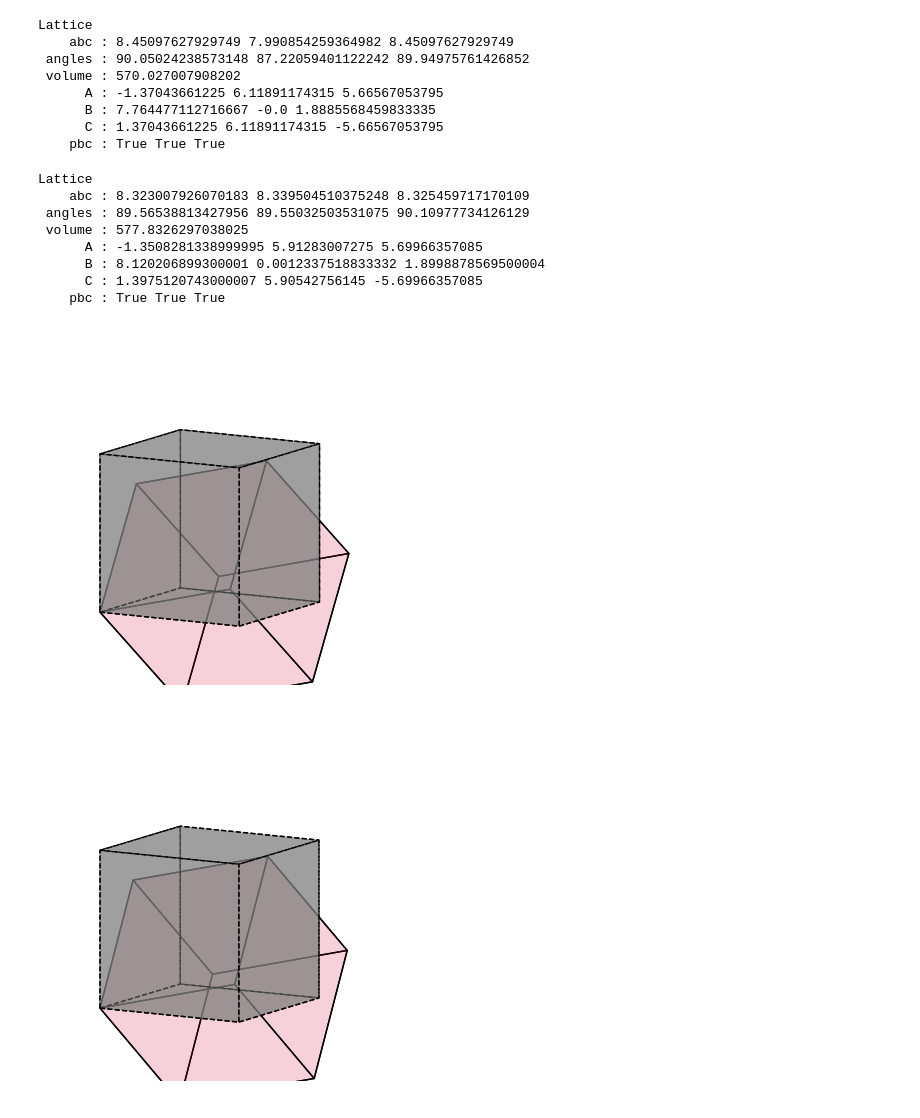
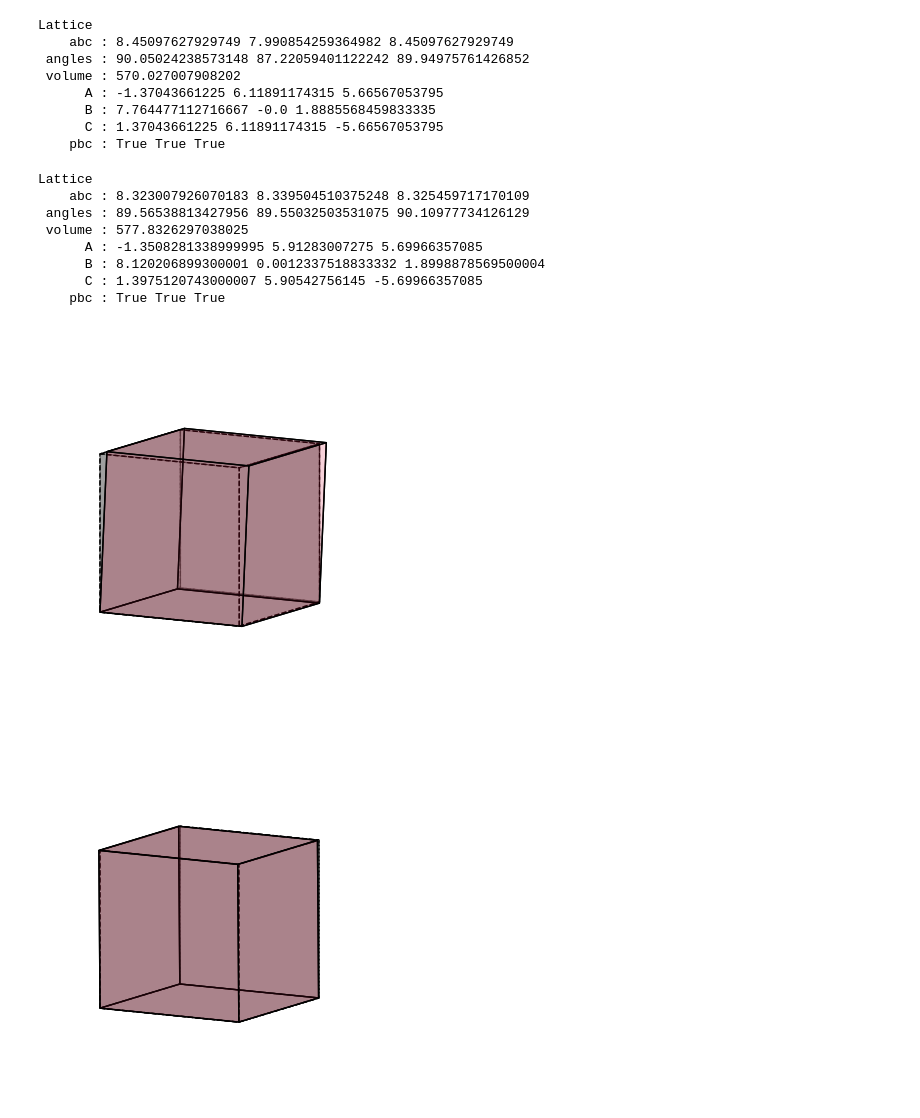
Before and after one commit to ertekin-research-group/2024-Ga2O3-Gamma_Phase_Transition, a Jupyter notebook: 3_Off_Cubic_Analysis/Off-Cubic.ipynb, the cells around one changed output. Cells and saved outputs as stored; diff of their text form; code cells hidden in the pictures.

```diff
--- a/3_Off_Cubic_Analysis/Off-Cubic.ipynb
+++ b/3_Off_Cubic_Analysis/Off-Cubic.ipynb
@@ -84,10 +84,6 @@ def orthogonalize_and_save_poscar(input_filename, output_filename):
     new_structure = Structure(new_lattice, structure.species, structure.frac_coords, site_properties=structure.site_properties)
     new_structure.to(filename=output_filename, fmt="poscar")
 
-input_filename = "POSCAR"  # Replace with the path to your input POSCAR file
-output_filename = "orthogonalized_POSCAR.vasp"  # Output file name
-orthogonalize_and_save_poscar(input_filename, output_filename)
-
 def plot_lattice(ax, lattice_vectors, color, alpha, ls):
     points = np.array([[0, 0, 0],
                        lattice_vectors[0],
@@ -137,6 +133,7 @@ for name in ['CONTCAR_B',
     write_new_poscar(POSCAR2, read_lattice_vectors(POSCAR2_modified), POSCAR2_modified)
     struct = Structure.from_file(POSCAR2_modified)
     struct.to(fmt='poscar',filename=POSCAR2_modified)
+    orthogonalize_and_save_poscar(POSCAR2_modified,POSCAR2_modified)
     display(struct.lattice)
 
 for name in ['CONTCAR_B',
@@ -173,32 +170,32 @@ Lattice
  angles : 90.05024238573148 87.22059401122242 89.94975761426852
  volume : 570.027007908202
       A : -1.37043661225 6.11891174315 5.66567053795
       B : 7.764477112716667 -0.0 1.8885568459833335
       C : 1.37043661225 6.11891174315 -5.66567053795
     pbc : True True True
 Lattice
     abc : 8.265043058857406 8.303506511213492 8.280980595801065
  angles : 89.86781122252671 90.12743124239589 89.95900132286023
  volume : 568.3110171467489
       A : -1.3791811457658212 5.837885404764955 5.685762053829143
       B : 8.069563507569585 0.0087055417775458 1.9571125140390997
       C : 1.3943022319028784 5.848894953365083 -5.693943162575903
     pbc : True True True
 Lattice
     abc : 8.45097627929749 7.990854259364982 8.45097627929749
  angles : 90.05024238573148 87.22059401122242 89.94975761426852
  volume : 570.027007908202
       A : -1.37043661225 6.11891174315 5.66567053795
       B : 7.764477112716667 -0.0 1.8885568459833335
       C : 1.37043661225 6.11891174315 -5.66567053795
     pbc : True True True
 Lattice
     abc : 8.323007926070183 8.339504510375248 8.325459717170109
  angles : 89.56538813427956 89.55032503531075 90.10977734126129
  volume : 577.8326297038025
       A : -1.3508281338999995 5.91283007275 5.69966357085
       B : 8.120206899300001 0.0012337518833332 1.8998878569500004
       C : 1.3975120743000007 5.90542756145 -5.69966357085
     pbc : True True True
-[figure, old version]
+[figure, new version]
-[figure, old version]
+[figure, new version]
```
Also changed, not shown: parts of 1 cell of this notebook.
